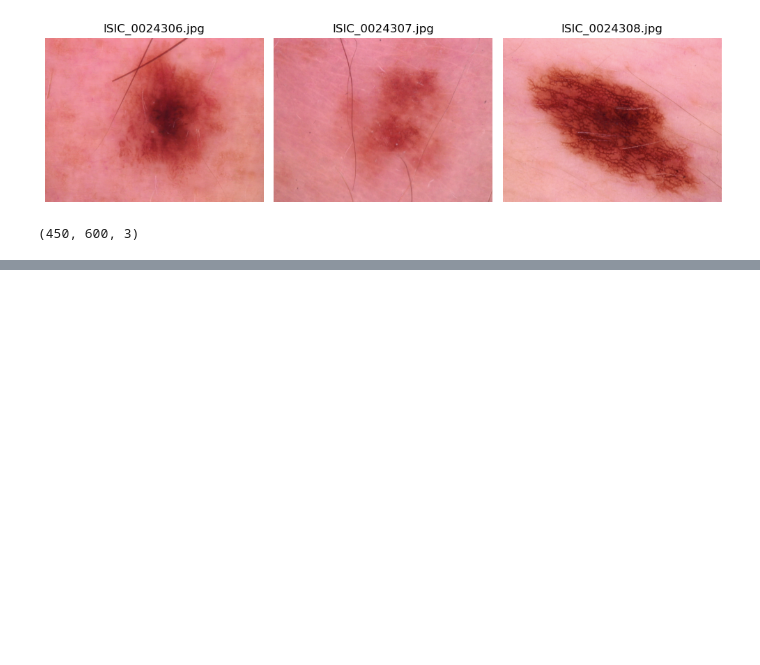
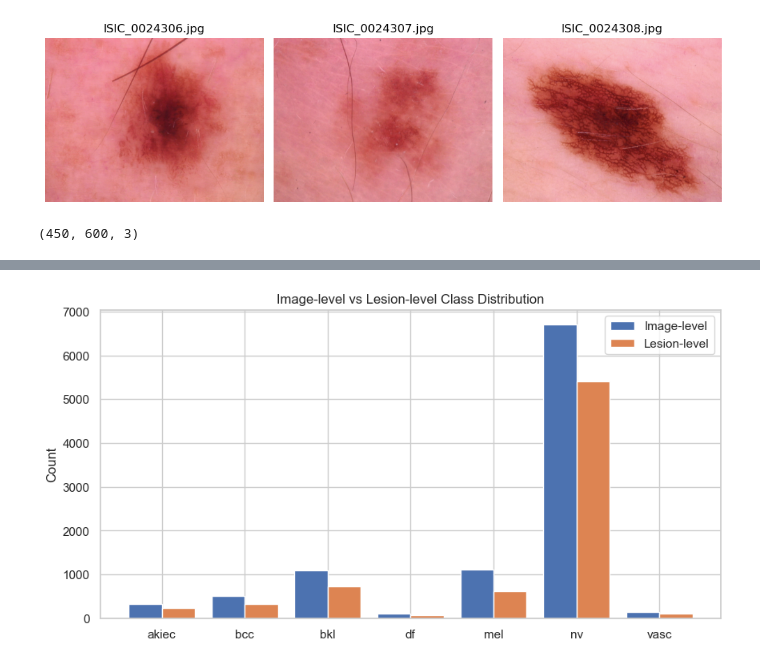
Before and after one commit to NicholasBorch/Bachelor-Project, a Jupyter notebook: EDA/HAM10000_EDA.ipynb, the cells around one changed output, grey strips where cells are left out. Drawn from its saved outputs; the diff is of its cells as text; code cells hidden in the pictures; blank space fills up the shorter version.

```diff
--- a/EDA/HAM10000_EDA.ipynb
+++ b/EDA/HAM10000_EDA.ipynb
@@ -40,0 +189,19 @@ image_arrays[0].shape
+# %%
+# Image-level distribution (original)
+image_level_counts = df["dx"].value_counts().sort_index()
+
+# Lesion-level distribution
+lesion_level_df = df.drop_duplicates(subset="lesion_id")
+lesion_level_counts = lesion_level_df["dx"].value_counts().sort_index()
+
+comparison_df = pd.DataFrame({
+    "Image-level count": image_level_counts,
+    "Lesion-level count": lesion_level_counts
+}).fillna(0)
+
+comparison_df["Images per lesion (avg)"] = (
+    comparison_df["Image-level count"] /
+    comparison_df["Lesion-level count"]
+)
+
+comparison_df
@@ -40,0 +218,15 @@ image_arrays[0].shape
+# %%
+plt.figure(figsize=(10,5))
+
+x = np.arange(len(image_level_counts.index))
+
+plt.bar(x - 0.2, image_level_counts.values, width=0.4, label="Image-level")
+plt.bar(x + 0.2, lesion_level_counts.values, width=0.4, label="Lesion-level")
+
+plt.xticks(x, image_level_counts.index)
+plt.ylabel("Count")
+plt.title("Image-level vs Lesion-level Class Distribution")
+plt.legend()
+plt.show()
+# %% [output]
+[figure, added]
```
Also changed, not shown: parts of 10 cells of this notebook, 2 other files.
